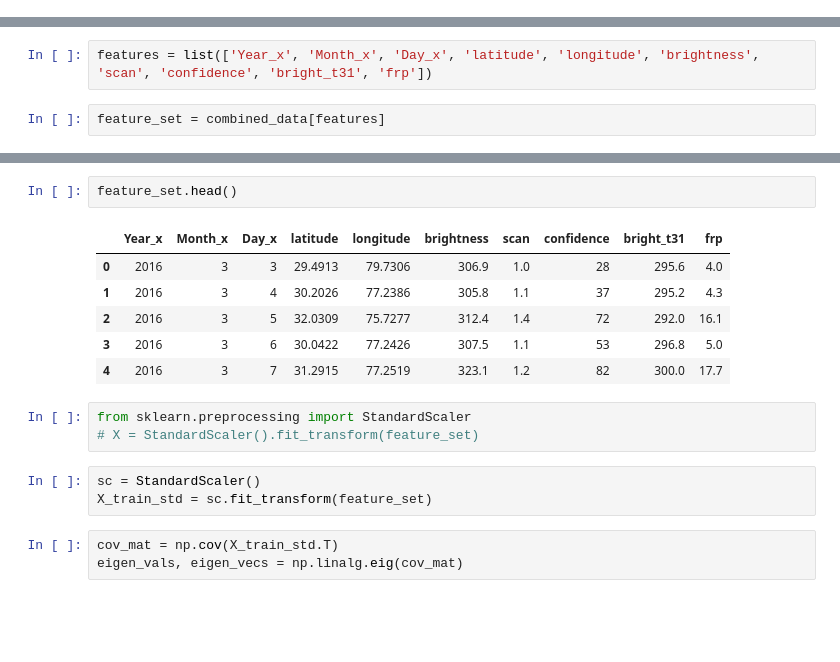
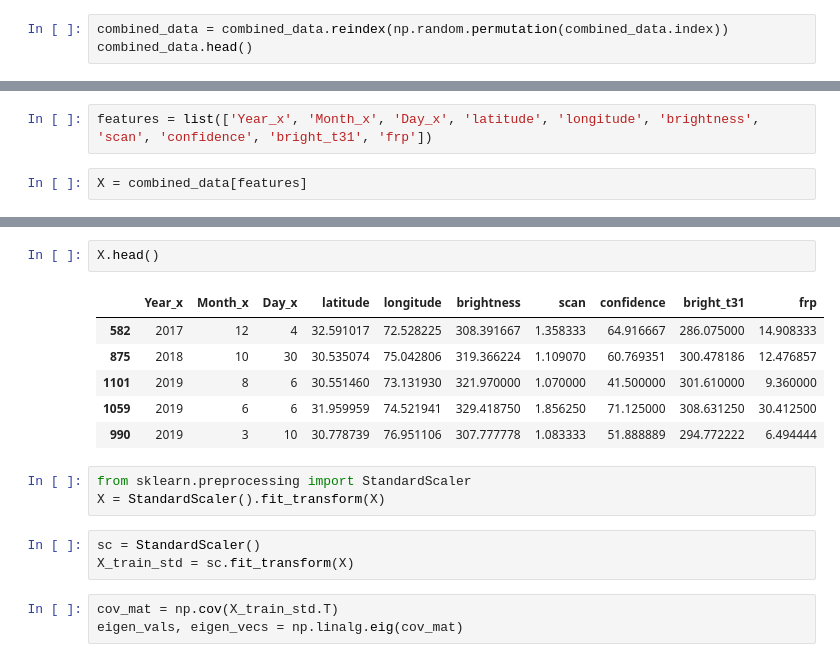
Before and after one commit to Meetanshi18/crop-burning-analysis, a Jupyter notebook: codes/DelhiPollutionPm2-Copy1.5.ipynb, the cells around one changed output, grey strips where cells are left out. Cells and saved outputs as stored; diff of their text form; blank space fills up the shorter version.

```diff
--- a/codes/DelhiPollutionPm2-Copy1.5.ipynb
+++ b/codes/DelhiPollutionPm2-Copy1.5.ipynb
@@ -177,0 +167,3 @@ combined_data.head()
+# %%
+combined_data = combined_data.reindex(np.random.permutation(combined_data.index))
+combined_data.head()
@@ -178,4 +177,4 @@ combined_data.head()
 # %%
 features = list(['Year_x', 'Month_x', 'Day_x', 'latitude', 'longitude', 'brightness', 'scan', 'confidence', 'bright_t31', 'frp'])
 # %%
-feature_set = combined_data[features]
+X = combined_data[features]
@@ -196,18 +206,18 @@ Name: PM2.5, dtype: float64
 # %%
-feature_set.head()
+X.head()
 # %% [output]
 |  | Year_x | Month_x | Day_x | latitude | longitude | brightness | scan | confidence | bright_t31 | frp |
-| 0 | 2016 | 3 | 3 | 29.4913 | 79.7306 | 306.9 | 1.0 | 28 | 295.6 | 4.0 |
-| 1 | 2016 | 3 | 4 | 30.2026 | 77.2386 | 305.8 | 1.1 | 37 | 295.2 | 4.3 |
-| 2 | 2016 | 3 | 5 | 32.0309 | 75.7277 | 312.4 | 1.4 | 72 | 292.0 | 16.1 |
-| 3 | 2016 | 3 | 6 | 30.0422 | 77.2426 | 307.5 | 1.1 | 53 | 296.8 | 5.0 |
-| 4 | 2016 | 3 | 7 | 31.2915 | 77.2519 | 323.1 | 1.2 | 82 | 300.0 | 17.7 |
+| 582 | 2017 | 12 | 4 | 32.591017 | 72.528225 | 308.391667 | 1.358333 | 64.916667 | 286.075000 | 14.908333 |
+| 875 | 2018 | 10 | 30 | 30.535074 | 75.042806 | 319.366224 | 1.109070 | 60.769351 | 300.478186 | 12.476857 |
+| 1101 | 2019 | 8 | 6 | 30.551460 | 73.131930 | 321.970000 | 1.070000 | 41.500000 | 301.610000 | 9.360000 |
+| 1059 | 2019 | 6 | 6 | 31.959959 | 74.521941 | 329.418750 | 1.856250 | 71.125000 | 308.631250 | 30.412500 |
+| 990 | 2019 | 3 | 10 | 30.778739 | 76.951106 | 307.777778 | 1.083333 | 51.888889 | 294.772222 | 6.494444 |
 # %%
 from sklearn.preprocessing import StandardScaler
-# X = StandardScaler().fit_transform(feature_set)
+X = StandardScaler().fit_transform(X)
 # %%
 sc = StandardScaler()
-X_train_std = sc.fit_transform(feature_set)
+X_train_std = sc.fit_transform(X)
 # %%
 cov_mat = np.cov(X_train_std.T)
 eigen_vals, eigen_vecs = np.linalg.eig(cov_mat)
```
Also changed, not shown: parts of 58 cells of this notebook, 6 other files.
